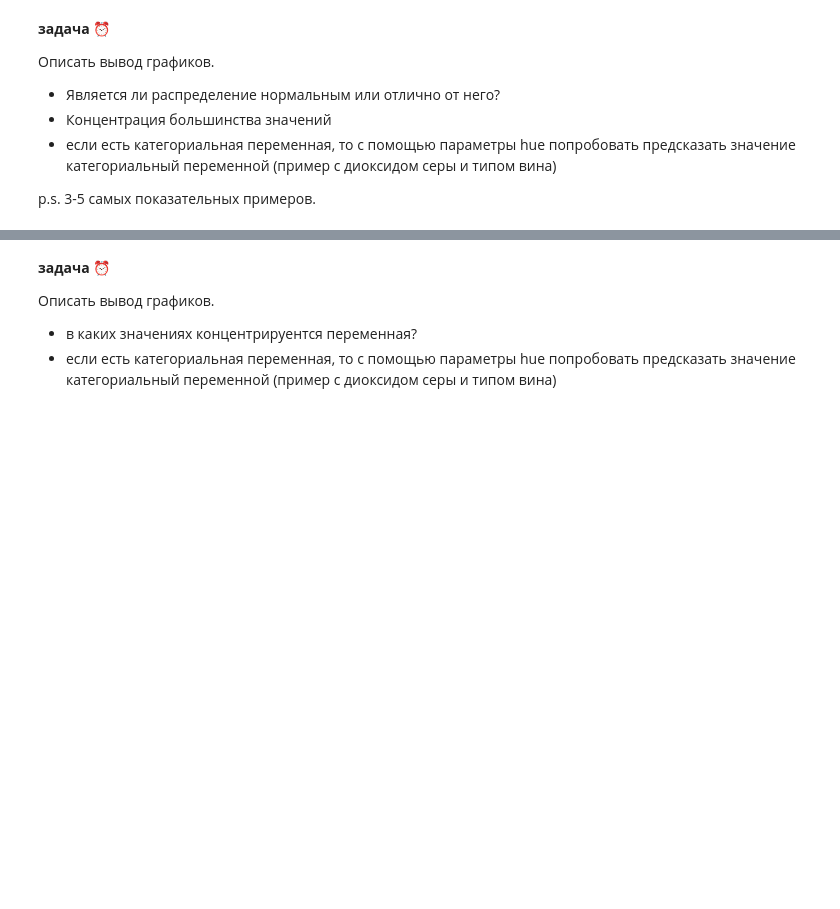
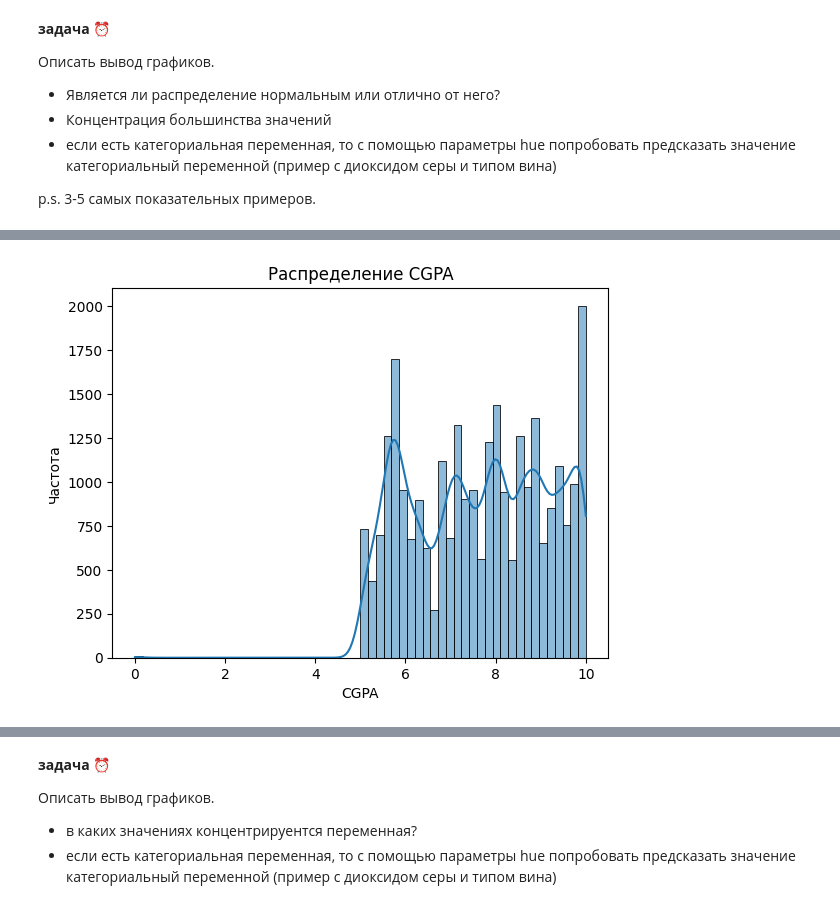
Before and after one commit to Dmtrvna/MML, a Jupyter notebook: Практика_1.ipynb, the cells around one changed output, grey strips where cells are left out. Saved outputs shown, nothing was run; the diff lists cells and outputs as text; code cells hidden in the pictures; blank space fills up the shorter version.

```diff
--- a/Практика_1.ipynb
+++ b/Практика_1.ipynb
@@ -207,0 +242,8 @@ p.s. 3-5 самых показательных примеров.
+# %%
+sns.histplot(df['CGPA'], kde=True)
+plt.title('Распределение CGPA')
+plt.xlabel('CGPA')
+plt.ylabel('Частота')
+plt.show()
+# %% [output]
+[figure, added]
```
Also changed, not shown: parts of 14 cells of this notebook.
